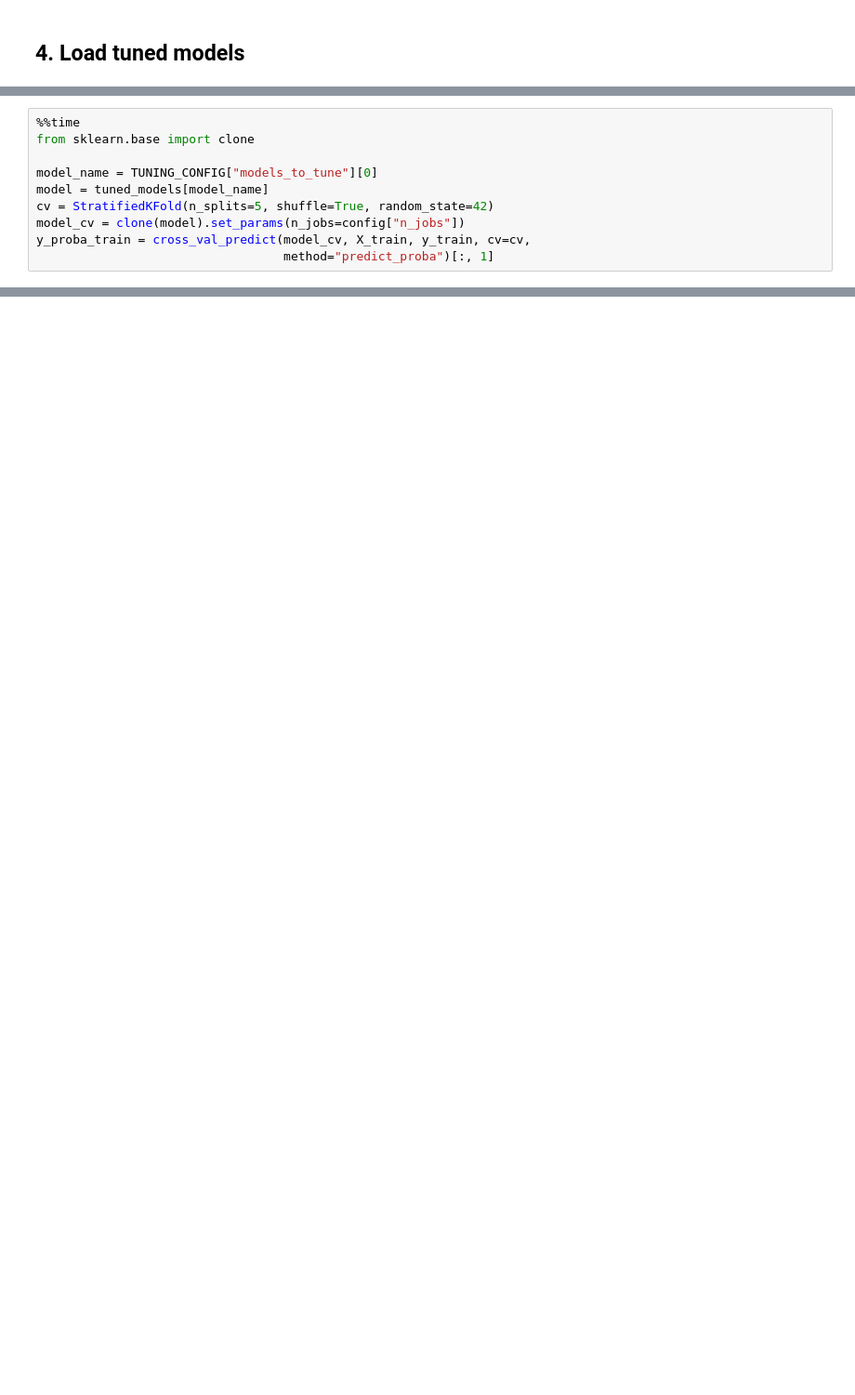
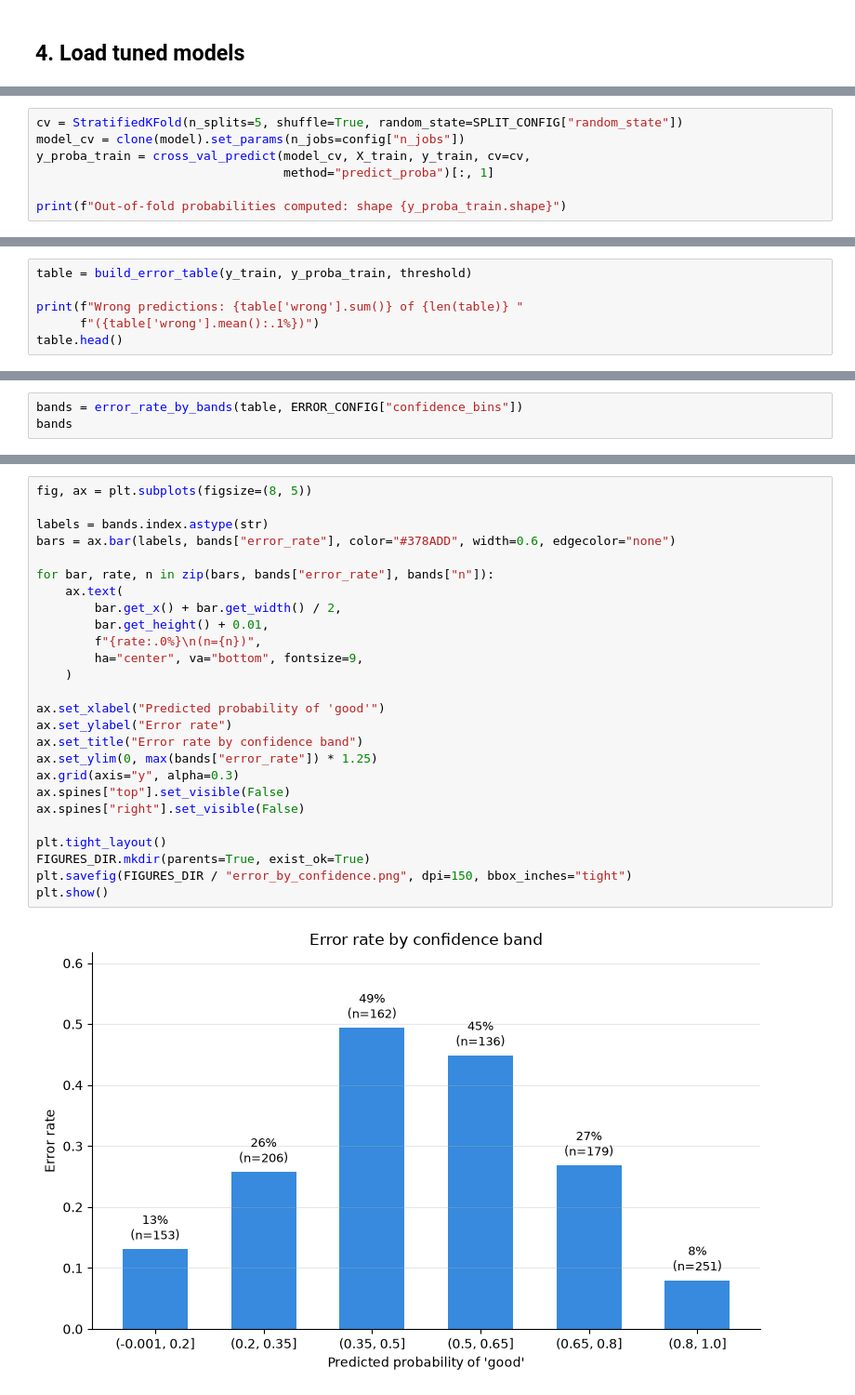
Before and after one commit to kigrcode/wine-quality, a Jupyter notebook: notebooks/8. Error Analysis.ipynb, the cells around one changed output, grey strips where cells are left out. Shown at 93% size. Saved outputs shown, nothing was run; the diff lists cells and outputs as text; blank space fills up the shorter version.

Commit message:
error analysis and findings

```diff
--- a/notebooks/8. Error Analysis.ipynb
+++ b/notebooks/8. Error Analysis.ipynb
@@ -66,11 +114,8 @@ model n_jobs: None
 # %%
-%%time
-from sklearn.base import clone
-
-model_name = TUNING_CONFIG["models_to_tune"][0]
-model = tuned_models[model_name]
-cv = StratifiedKFold(n_splits=5, shuffle=True, random_state=42)
+cv = StratifiedKFold(n_splits=5, shuffle=True, random_state=SPLIT_CONFIG["random_state"])
 model_cv = clone(model).set_params(n_jobs=config["n_jobs"])
 y_proba_train = cross_val_predict(model_cv, X_train, y_train, cv=cv,
                                   method="predict_proba")[:, 1]
+
+print(f"Out-of-fold probabilities computed: shape {y_proba_train.shape}")
 # %% [output]
@@ -176,0 +125,6 @@ dtype: int64
+# %%
+table = build_error_table(y_train, y_proba_train, threshold)
+
+print(f"Wrong predictions: {table['wrong'].sum()} of {len(table)} "
+      f"({table['wrong'].mean():.1%})")
+table.head()
@@ -176,0 +141,3 @@ dtype: int64
+# %%
+bands = error_rate_by_bands(table, ERROR_CONFIG["confidence_bins"])
+bands
@@ -176,0 +238,28 @@ dtype: int64
+# %%
+fig, ax = plt.subplots(figsize=(8, 5))
+
+labels = bands.index.astype(str)
+bars = ax.bar(labels, bands["error_rate"], color="#378ADD", width=0.6, edgecolor="none")
+
+for bar, rate, n in zip(bars, bands["error_rate"], bands["n"]):
+    ax.text(
+        bar.get_x() + bar.get_width() / 2,
+        bar.get_height() + 0.01,
+        f"{rate:.0%}\n(n={n})",
+        ha="center", va="bottom", fontsize=9,
+    )
+
+ax.set_xlabel("Predicted probability of 'good'")
+ax.set_ylabel("Error rate")
+ax.set_title("Error rate by confidence band")
+ax.set_ylim(0, max(bands["error_rate"]) * 1.25)
+ax.grid(axis="y", alpha=0.3)
+ax.spines["top"].set_visible(False)
+ax.spines["right"].set_visible(False)
+
+plt.tight_layout()
+FIGURES_DIR.mkdir(parents=True, exist_ok=True)
+plt.savefig(FIGURES_DIR / "error_by_confidence.png", dpi=150, bbox_inches="tight")
+plt.show()
+# %% [output]
+[figure, added]
```
Also changed, not shown: parts of 30 cells of this notebook, 2 other files.
